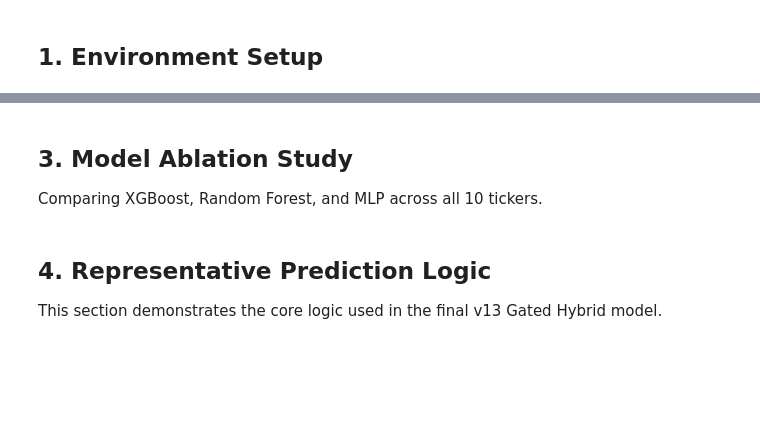
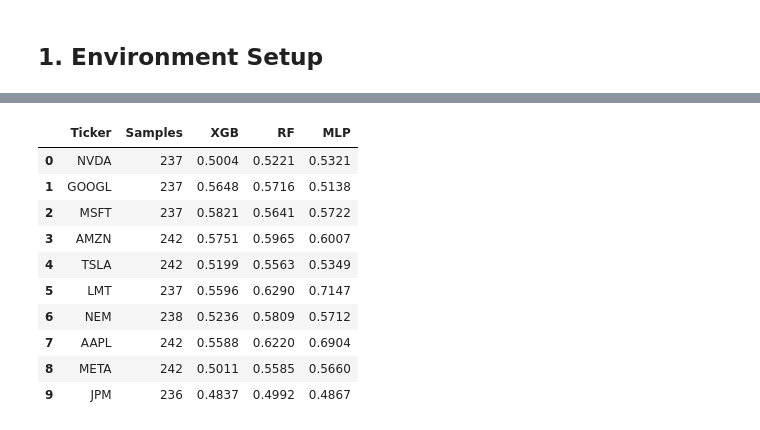
Before and after one commit to jackyluo-learning/StockMind, a Jupyter notebook: StockMind_Final_Submission.ipynb, the cells around one changed output, grey strips where cells are left out. Drawn from its saved outputs; the diff is of its cells as text; code cells hidden in the pictures; blank space fills up the shorter version.

```diff
--- a/StockMind_Final_Submission.ipynb
+++ b/StockMind_Final_Submission.ipynb
@@ -23,0 +416,50 @@ We compare the performance across different POC versions (v10-v13).
+# %%
+# ── Live Model Training: GridSearchCV + TimeSeriesSplit(3-fold) per Ticker ──
+# Exactly mirrors final_ablation_all.py to reproduce Final Report Table 4 results.
+# Feature set (24 total): 5 market + 9 (sent_mean + PCA-8 raw) + 10 TF-IDF Lasso keywords
+# Pre-scale full feature matrix before GridSearchCV (same as POC).
+
+tscv = TimeSeriesSplit(n_splits=3)
+_sc_train = StandardScaler()
+live_results = []
+
+print('Training with GridSearchCV (mirrors poc/final_ablation_all.py)\n')
+print(f"{'Ticker':6s}  {'n':>4s}  {'XGB':>8s}  {'RF':>8s}  {'MLP':>8s}")
+print('-' * 45)
+
+for ticker in TICKERS:
+    tdf = full_df[full_df['Ticker'] == ticker].sort_values('Date').reset_index(drop=True)
+    y = tdf['Price_Label'].values
+
+    X_market = tdf[MARKET_BASE].values
+    X_sent   = tdf[SENT_BASE].values
+    X_kw     = keyword_features[ticker]
+    X_combined = np.hstack((X_market, X_sent, X_kw))
+    X_scaled = _sc_train.fit_transform(X_combined)   # pre-scale (mirrors POC)
+
+    models_gs = [
+        ('XGB', xgb.XGBClassifier(eval_metric='logloss', random_state=42),
+         {'n_estimators': [50, 100], 'max_depth': [3, 5], 'learning_rate': [0.05, 0.1]}),
+        ('RF', RandomForestClassifier(random_state=42),
+         {'n_estimators': [50, 100], 'max_depth': [5, 10]}),
+        ('MLP', MLPClassifier(max_iter=500, random_state=42),
+         {'hidden_layer_sizes': [(32,), (32, 16)], 'alpha': [0.001, 0.01]}),
+    ]
+
+    row = {'Ticker': ticker, 'Samples': len(y)}
+    for name, m, params in models_gs:
+        grid = GridSearchCV(m, params, cv=tscv, scoring='roc_auc', n_jobs=-1)
+        grid.fit(X_scaled, y)
+        row[name] = round(grid.best_score_, 4)
+
+    live_results.append(row)
+    print(f"  {ticker:6s}  {row['Samples']:4d}  {row['XGB']:8.4f}  {row['RF']:8.4f}  {row['MLP']:8.4f}")
+
+live_df = pd.DataFrame(live_results)
+
+print('\n' + '=' * 45)
+print(f"  Mean        {live_df['XGB'].mean():8.4f}  {live_df['RF'].mean():8.4f}  {live_df['MLP'].mean():8.4f}")
+print()
+print('Live results table (matches Final Report Table 4):')
+display(live_df[['Ticker', 'Samples', 'XGB', 'RF', 'MLP']])
+# %% [output]
@@ -23,0 +486,11 @@ We compare the performance across different POC versions (v10-v13).
+|  | Ticker | Samples | XGB | RF | MLP |
+| 0 | NVDA | 237 | 0.5004 | 0.5221 | 0.5321 |
+| 1 | GOOGL | 237 | 0.5648 | 0.5716 | 0.5138 |
+| 2 | MSFT | 237 | 0.5821 | 0.5641 | 0.5722 |
+| 3 | AMZN | 242 | 0.5751 | 0.5965 | 0.6007 |
+| 4 | TSLA | 242 | 0.5199 | 0.5563 | 0.5349 |
+| 5 | LMT | 237 | 0.5596 | 0.6290 | 0.7147 |
+| 6 | NEM | 238 | 0.5236 | 0.5809 | 0.5712 |
+| 7 | AAPL | 242 | 0.5588 | 0.6220 | 0.6904 |
+| 8 | META | 242 | 0.5011 | 0.5585 | 0.5660 |
+| 9 | JPM | 236 | 0.4837 | 0.4992 | 0.4867 |
@@ -31,3 +514,0 @@ else:
-# %% [markdown]
-## 3. Model Ablation Study
-Comparing XGBoost, Random Forest, and MLP across all 10 tickers.
@@ -41,3 +514,0 @@ else:
-# %% [markdown]
-## 4. Representative Prediction Logic
-This section demonstrates the core logic used in the final v13 Gated Hybrid model.
```
Also changed, not shown: parts of 36 cells of this notebook, 1 other file.
